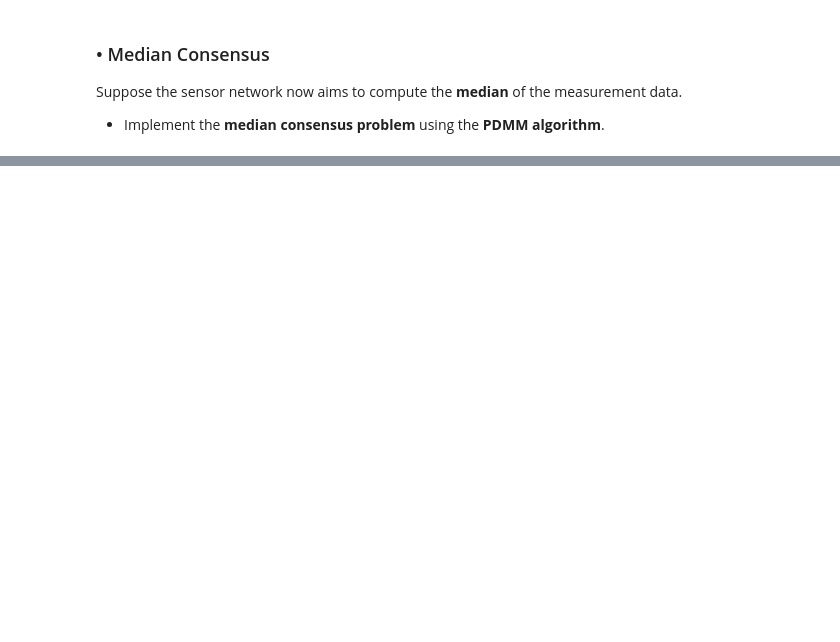
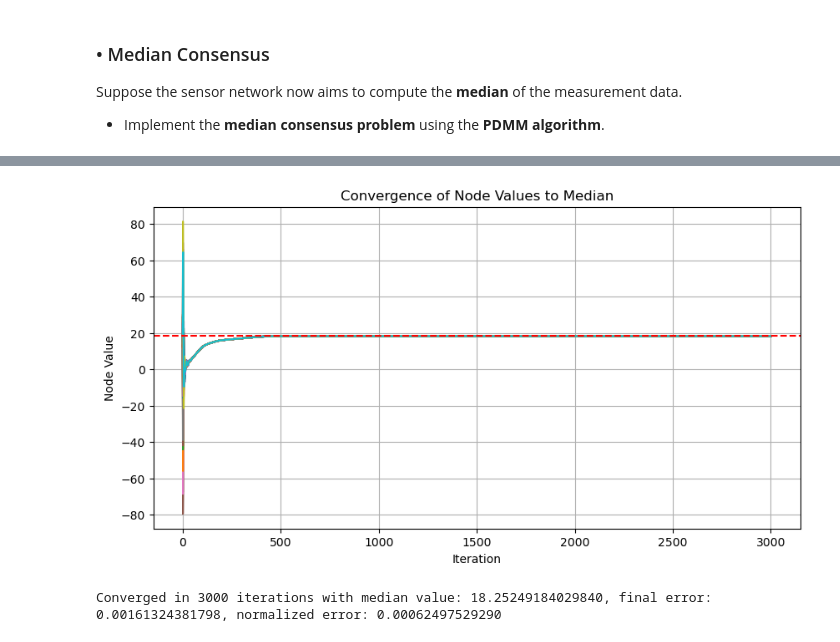
Before and after one commit to JoostJ9/EE4540-Jaspers-Hayaty, a Jupyter notebook: ee4540-assignment3.ipynb, the cells around one changed output, grey strips where cells are left out. Saved outputs shown, nothing was run; the diff lists cells and outputs as text; code cells hidden in the pictures; blank space fills up the shorter version.

```diff
--- a/ee4540-assignment3.ipynb
+++ b/ee4540-assignment3.ipynb
@@ -86,0 +250,24 @@ plt.show()
+# %%
+# Run median consensus algorithm
+k, median_value, history, tx = median_consensus(adjacency, coords_augmented[:, 2], num_iters=3000, c=0.32, verbose=False,
+                                                Broadcast=True, transmission_loss=0.0, min_error=1e-4)
+
+# Run PDMM median algorithm
+#history, tx, final_values = pdmm_median(adjacency, coords_augmented[:, 2], 0.2, broadcast=True, num_iter=5000, err=1e-14)
+# Plot convergence of values
+plt.figure(figsize=(10, 5))
+plt.plot(history, label='Node Values')
+plt.axhline(y=median_value, color='r', linestyle='--', label='True Median')
+plt.title('Convergence of Node Values to Median')
+plt.xlabel('Iteration')
+plt.ylabel('Node Value')
+plt.grid()
+plt.show()
+
+#print the final error:
+final_error = np.max(np.abs(history[-1] - median_value))
+final_normalized_error = np.linalg.norm(history[-1] - median_value) / np.linalg.norm(median_value)
+print(f"Converged in {k} iterations with median value: {median_value:.14f}, final error: {final_error:.14f}, normalized error: {final_normalized_error:.14f}")
+# %% [output]
+[figure, added]
+Converged in 3000 iterations with median value: 18.25249184029840, final error: 0.00161324381798, normalized error: 0.00062497529290
```
Also changed, not shown: parts of 6 cells of this notebook, 1 other file.
